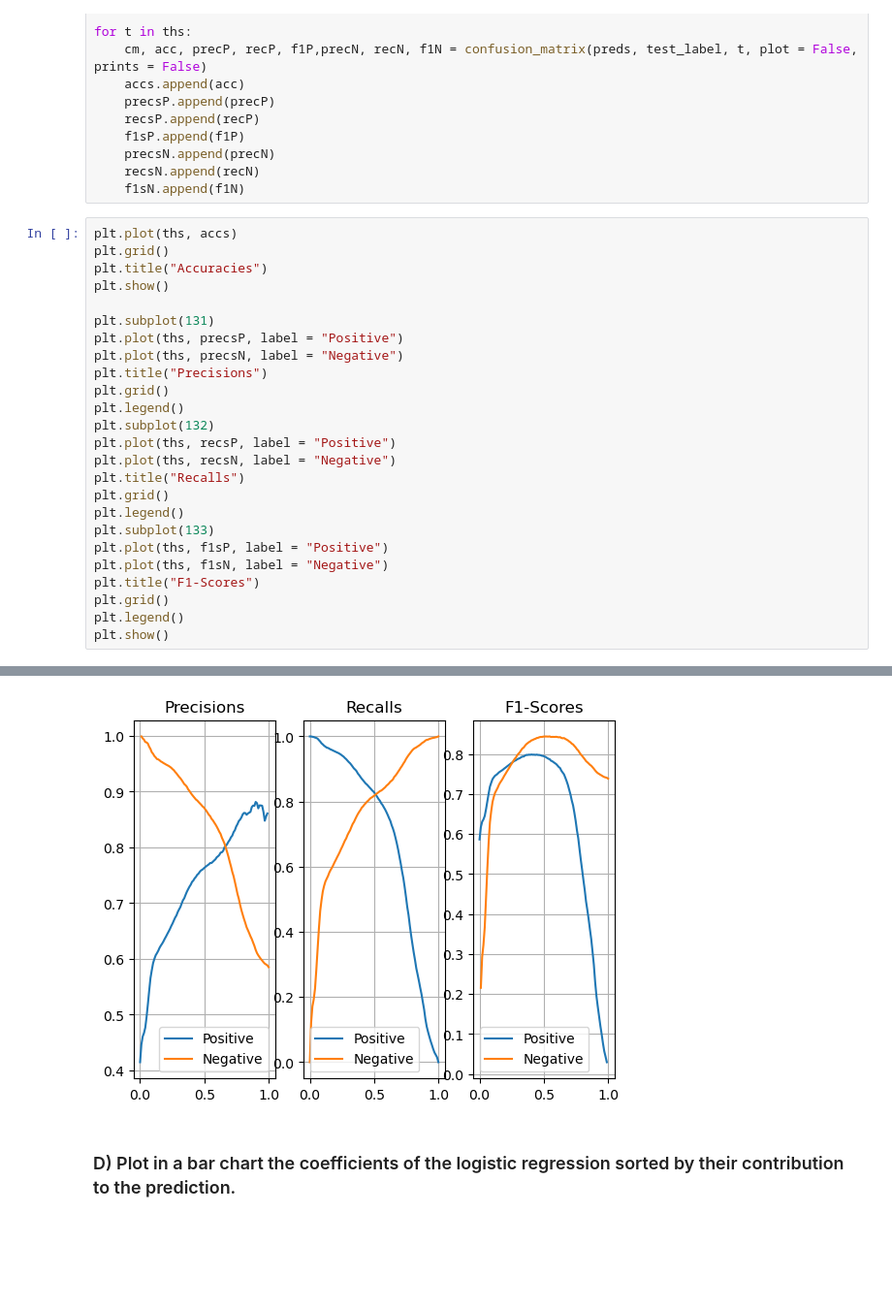
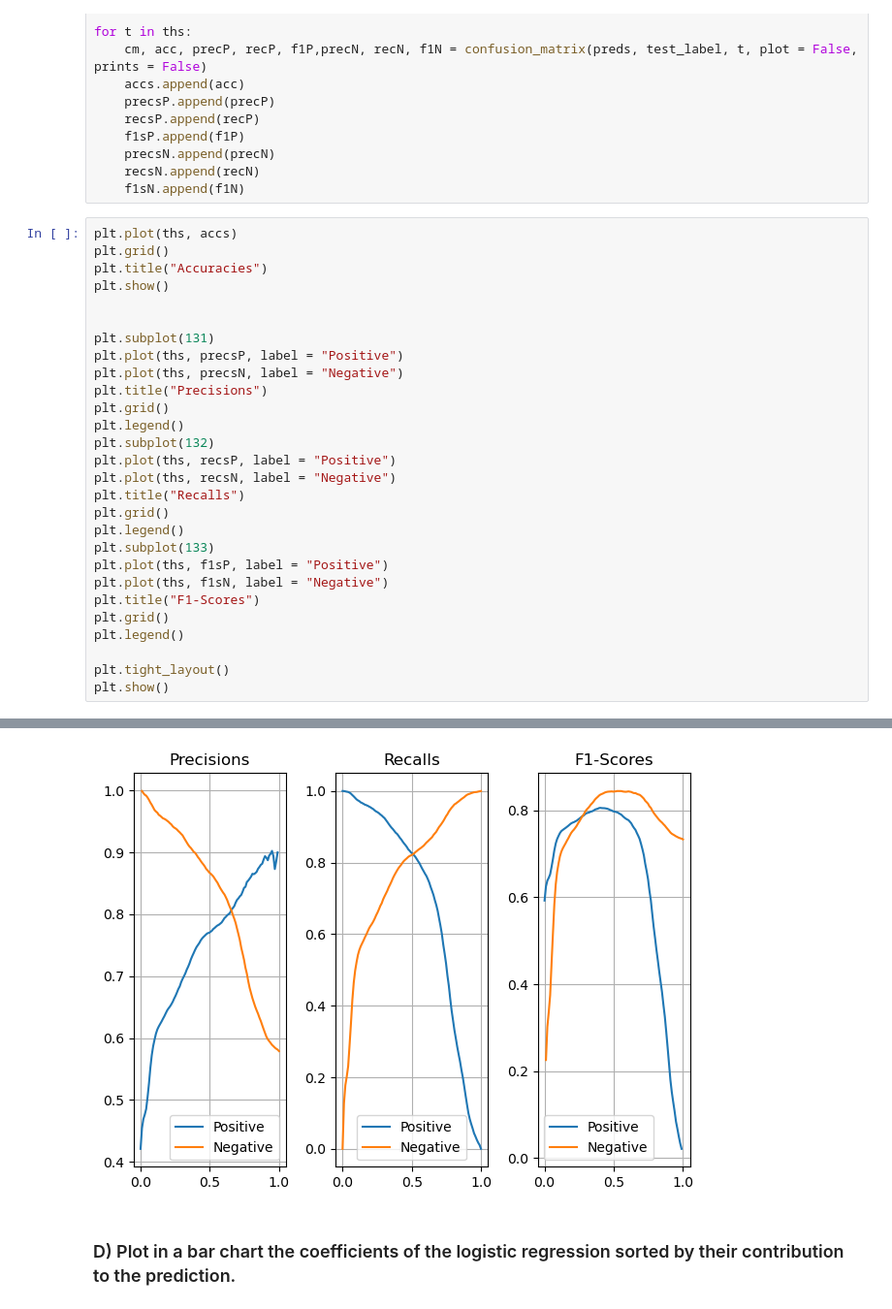
Before and after one commit to jonlecumberri/labsessionsADA2024, a Jupyter notebook: 07 - Learning from data - Applied machine learning/AppliedML.ipynb, the cells around one changed output, grey strips where cells are left out. Shown at 97% size. Cells and saved outputs as stored; diff of their text form; blank space fills up the shorter version.

```diff
--- a/07 - Learning from data - Applied machine learning/AppliedML.ipynb
+++ b/07 - Learning from data - Applied machine learning/AppliedML.ipynb
@@ -192,6 +192,7 @@ plt.plot(ths, accs)
 plt.grid()
 plt.title("Accuracies")
 plt.show()
+
 
 plt.subplot(131)
 plt.plot(ths, precsP, label = "Positive")
@@ -211,5 +212,7 @@ plt.plot(ths, f1sN, label = "Negative")
 plt.title("F1-Scores")
 plt.grid()
 plt.legend()
+
+plt.tight_layout()
 plt.show()
 # %% [output]
@@ -217,3 +220,3 @@ plt.show()
-[figure, old version]
+[figure, new version]
 # %% [markdown]
 ### D) Plot in a bar chart the coefficients of the logistic regression sorted by their contribution to the prediction.
```
Also changed, not shown: parts of 9 cells of this notebook.
